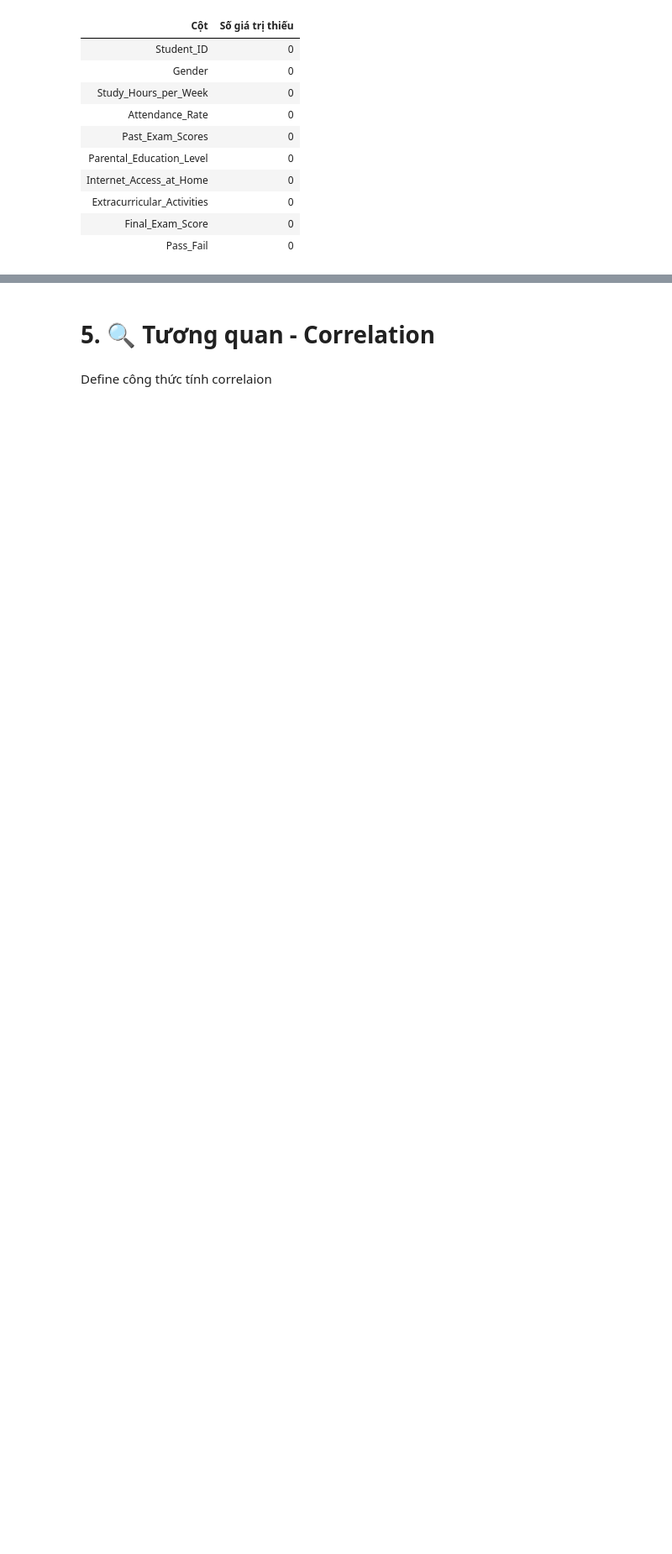
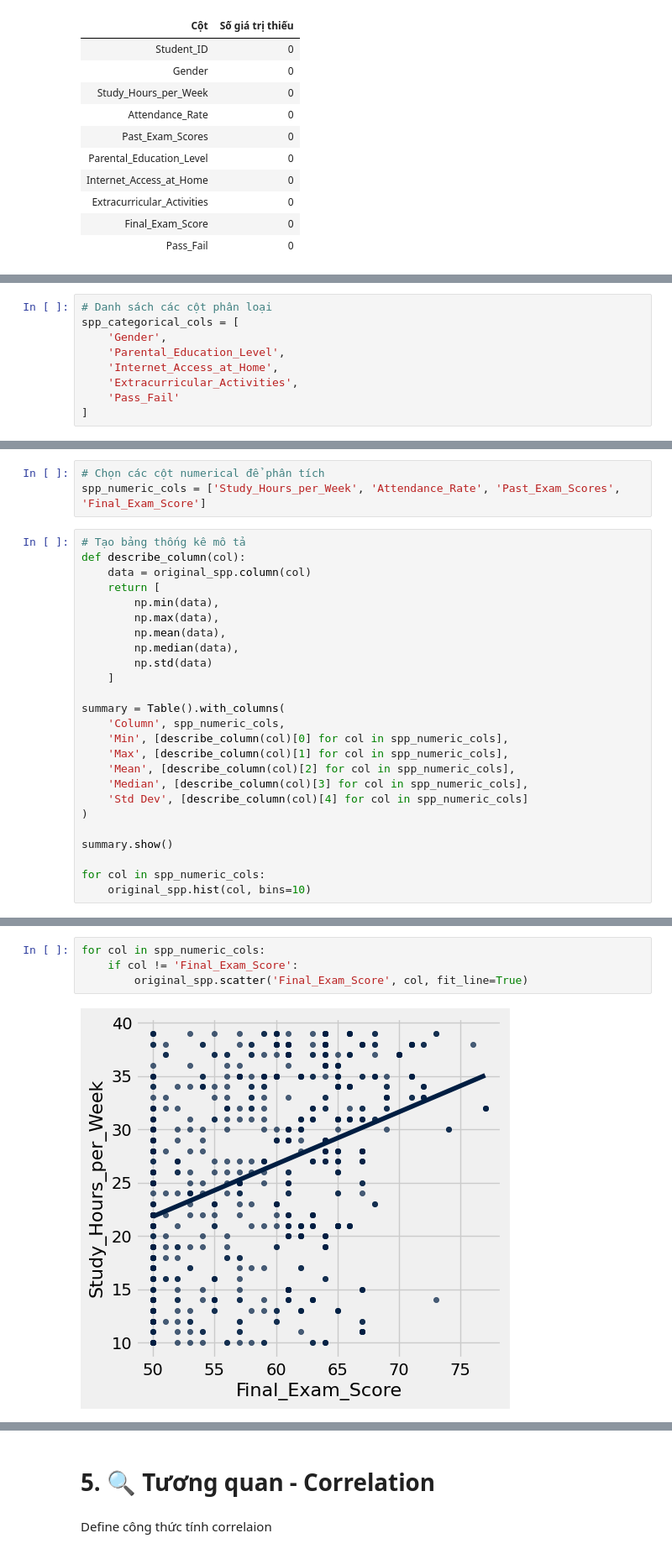
Before and after one commit to anizme/UET_DataScience_Prj, a Jupyter notebook: explore_spp_data.ipynb, the cells around one changed output, grey strips where cells are left out. Shown at 84% size. Cells and saved outputs as stored; diff of their text form; blank space fills up the shorter version.

Commit message:
visualization & simple analysis based on lectures in class

```diff
--- a/explore_spp_data.ipynb
+++ b/explore_spp_data.ipynb
@@ -277,0 +120,9 @@ original_spp.scatter('Past_Exam_Scores', 'Final_Exam_Score')
+# %%
+# Danh sách các cột phân loại
+spp_categorical_cols = [
+    'Gender',
+    'Parental_Education_Level',
+    'Internet_Access_at_Home',
+    'Extracurricular_Activities',
+    'Pass_Fail'
+]
@@ -277,0 +179,28 @@ original_spp.scatter('Past_Exam_Scores', 'Final_Exam_Score')
+# %%
+# Chọn các cột numerical để phân tích
+spp_numeric_cols = ['Study_Hours_per_Week', 'Attendance_Rate', 'Past_Exam_Scores', 'Final_Exam_Score']
+# %%
+# Tạo bảng thống kê mô tả
+def describe_column(col):
+    data = original_spp.column(col)
+    return [
+        np.min(data),
+        np.max(data),
+        np.mean(data),
+        np.median(data),
+        np.std(data)
+    ]
+
+summary = Table().with_columns(
+    'Column', spp_numeric_cols,
+    'Min', [describe_column(col)[0] for col in spp_numeric_cols],
+    'Max', [describe_column(col)[1] for col in spp_numeric_cols],
+    'Mean', [describe_column(col)[2] for col in spp_numeric_cols],
+    'Median', [describe_column(col)[3] for col in spp_numeric_cols],
+    'Std Dev', [describe_column(col)[4] for col in spp_numeric_cols]
+)
+
+summary.show()
+
+for col in spp_numeric_cols:
+    original_spp.hist(col, bins=10)
@@ -277,0 +224,6 @@ original_spp.scatter('Past_Exam_Scores', 'Final_Exam_Score')
+# %%
+for col in spp_numeric_cols:
+    if col != 'Final_Exam_Score':
+        original_spp.scatter('Final_Exam_Score', col, fit_line=True)
+# %% [output]
+[figure, added]
```
Also changed, not shown: parts of 56 cells of this notebook, 1 other file.
